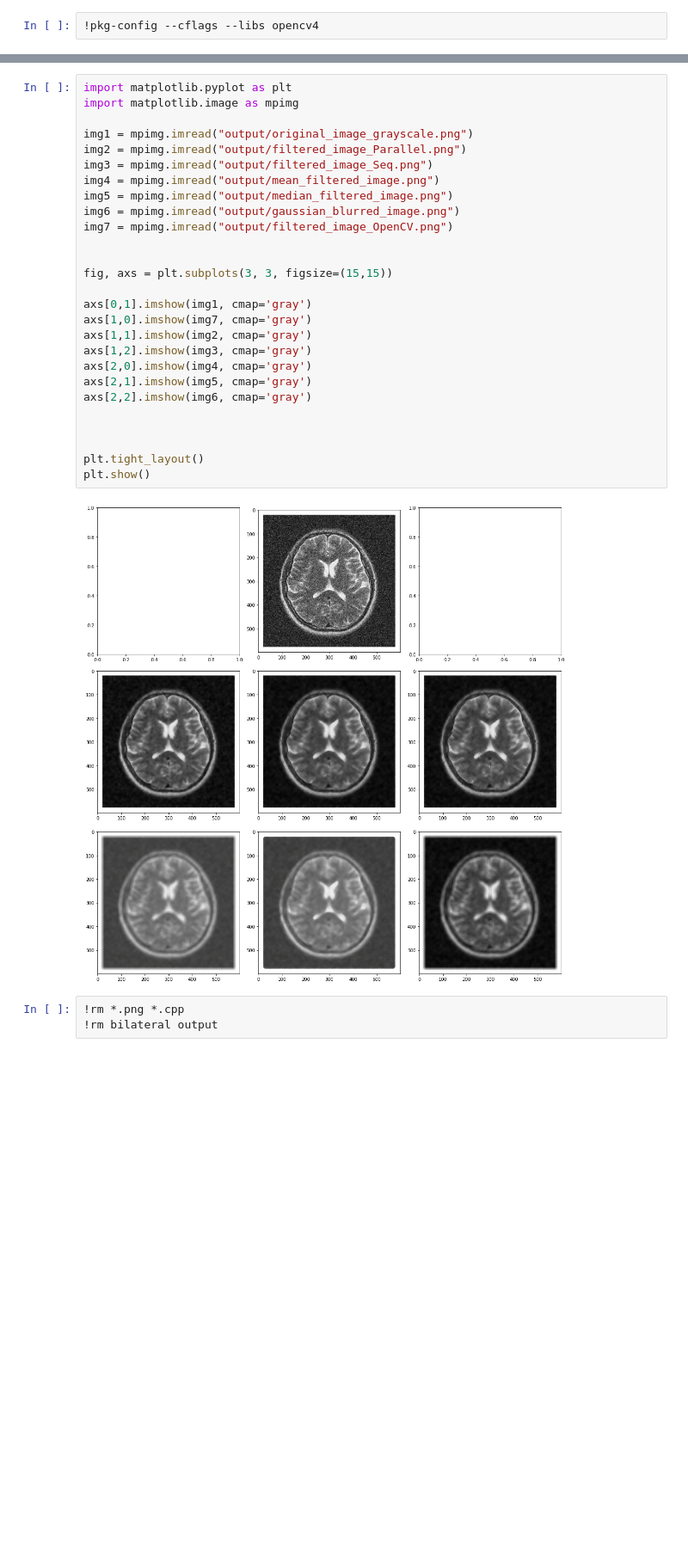
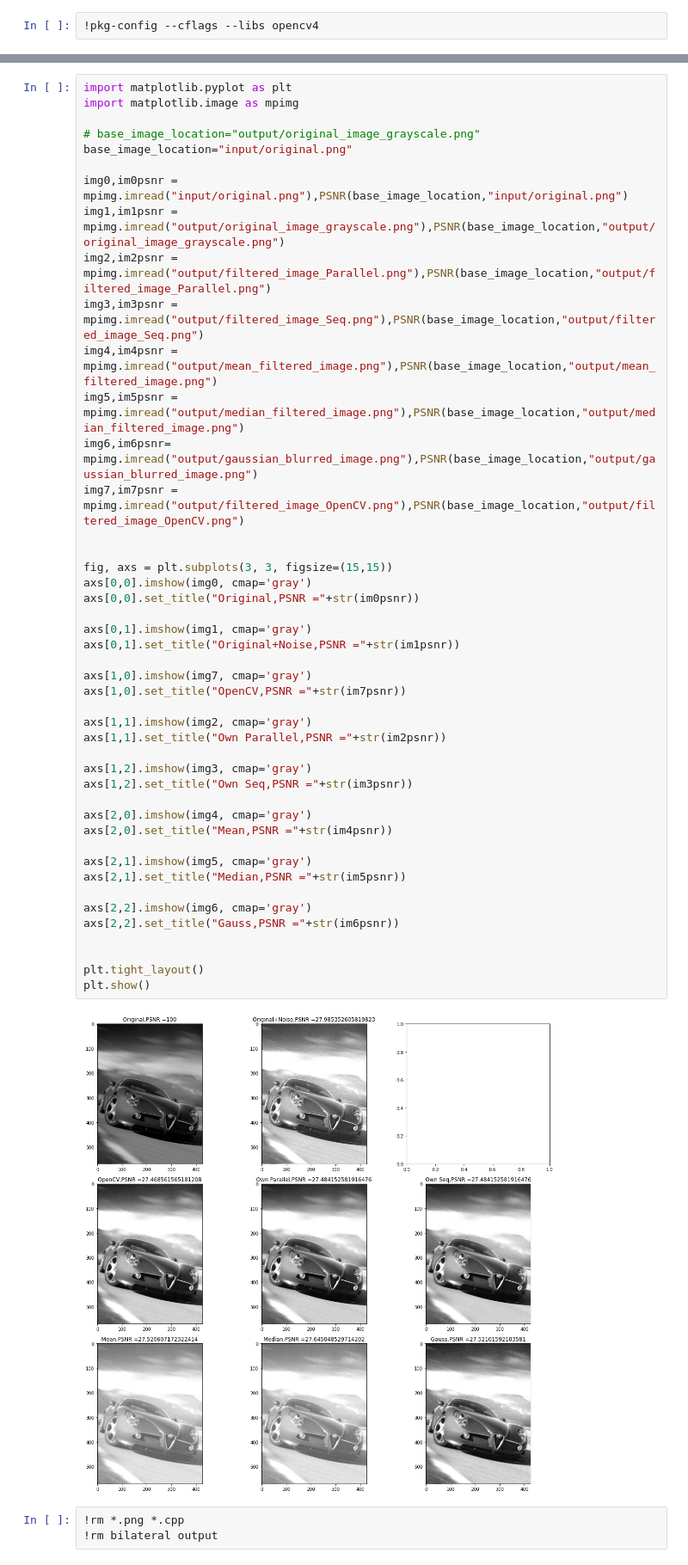
Before and after one commit to KushagraIndurkhya/Denoising-Filters-Cuda, a Jupyter notebook: bilateral.ipynb, the cells around one changed output, grey strips where cells are left out. Shown at 86% size. Saved outputs shown, nothing was run; the diff lists cells and outputs as text; blank space fills up the shorter version.

Commit message:
Car image, code cleanup,Demo-1

```diff
--- a/bilateral.ipynb
+++ b/bilateral.ipynb
@@ -220,32 +243,50 @@ True
 # %%
 import matplotlib.pyplot as plt
 import matplotlib.image as mpimg
 
-img1 = mpimg.imread("output/original_image_grayscale.png")
-img2 = mpimg.imread("output/filtered_image_Parallel.png")
-img3 = mpimg.imread("output/filtered_image_Seq.png")
-img4 = mpimg.imread("output/mean_filtered_image.png")
-img5 = mpimg.imread("output/median_filtered_image.png")
-img6 = mpimg.imread("output/gaussian_blurred_image.png")
-img7 = mpimg.imread("output/filtered_image_OpenCV.png")
+# base_image_location="output/original_image_grayscale.png"
+base_image_location="input/original.png"
+
+img0,im0psnr = mpimg.imread("input/original.png"),PSNR(base_image_location,"input/original.png")
+img1,im1psnr = mpimg.imread("output/original_image_grayscale.png"),PSNR(base_image_location,"output/original_image_grayscale.png")
+img2,im2psnr = mpimg.imread("output/filtered_image_Parallel.png"),PSNR(base_image_location,"output/filtered_image_Parallel.png")
+img3,im3psnr = mpimg.imread("output/filtered_image_Seq.png"),PSNR(base_image_location,"output/filtered_image_Seq.png")
+img4,im4psnr = mpimg.imread("output/mean_filtered_image.png"),PSNR(base_image_location,"output/mean_filtered_image.png")
+img5,im5psnr = mpimg.imread("output/median_filtered_image.png"),PSNR(base_image_location,"output/median_filtered_image.png")
+img6,im6psnr= mpimg.imread("output/gaussian_blurred_image.png"),PSNR(base_image_location,"output/gaussian_blurred_image.png")
+img7,im7psnr = mpimg.imread("output/filtered_image_OpenCV.png"),PSNR(base_image_location,"output/filtered_image_OpenCV.png")
 
 
 fig, axs = plt.subplots(3, 3, figsize=(15,15))
+axs[0,0].imshow(img0, cmap='gray')
+axs[0,0].set_title("Original,PSNR ="+str(im0psnr))
 
 axs[0,1].imshow(img1, cmap='gray')
+axs[0,1].set_title("Original+Noise,PSNR ="+str(im1psnr))
+
 axs[1,0].imshow(img7, cmap='gray')
+axs[1,0].set_title("OpenCV,PSNR ="+str(im7psnr))
+
 axs[1,1].imshow(img2, cmap='gray')
+axs[1,1].set_title("Own Parallel,PSNR ="+str(im2psnr))
+
 axs[1,2].imshow(img3, cmap='gray')
+axs[1,2].set_title("Own Seq,PSNR ="+str(im3psnr))
+
 axs[2,0].imshow(img4, cmap='gray')
+axs[2,0].set_title("Mean,PSNR ="+str(im4psnr))
+
 axs[2,1].imshow(img5, cmap='gray')
+axs[2,1].set_title("Median,PSNR ="+str(im5psnr))
+
 axs[2,2].imshow(img6, cmap='gray')
-
+axs[2,2].set_title("Gauss,PSNR ="+str(im6psnr))
 
 
 plt.tight_layout()
 plt.show()
 # %% [output]
-[figure, old version]
+[figure, new version]
 # %%
 !rm *.png *.cpp
 !rm bilateral output
```
Also changed, not shown: parts of 6 cells of this notebook.
